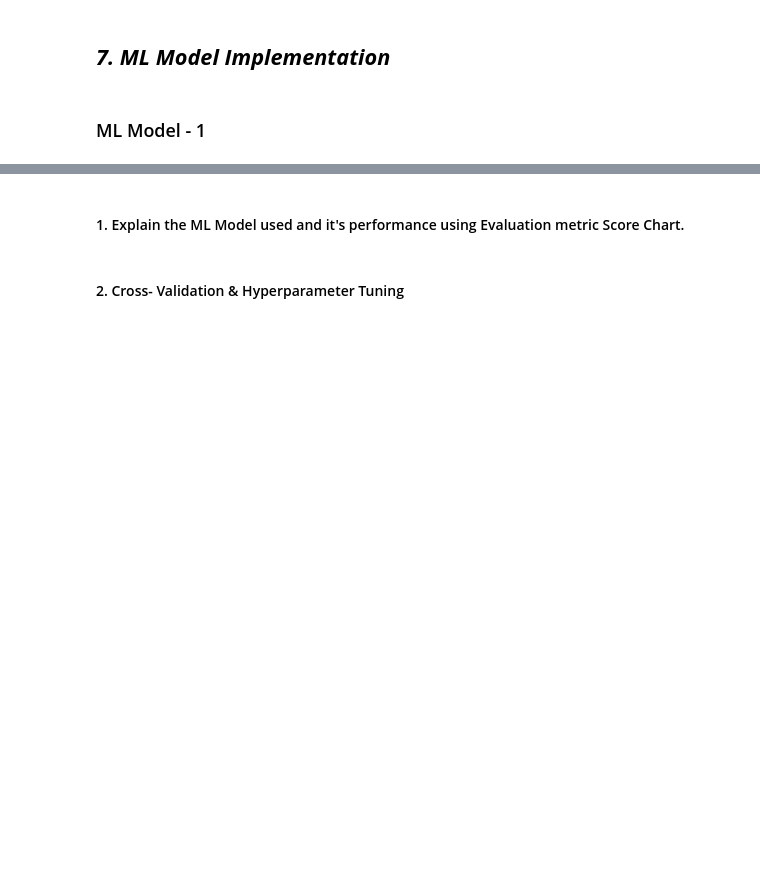
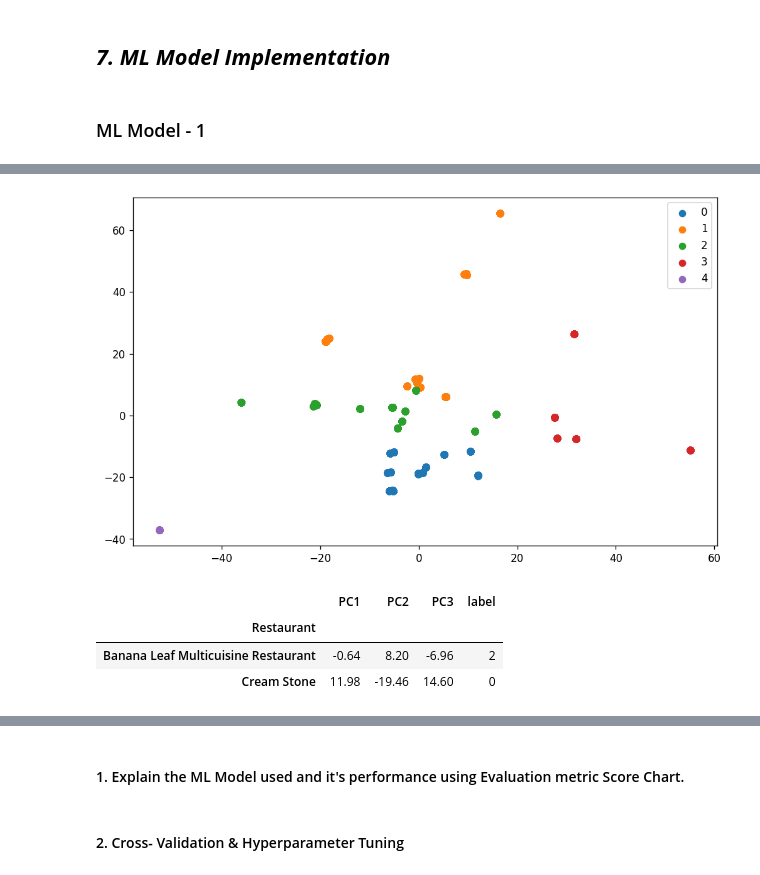
Before and after one commit to apurva-shrivastava/Zomato-Restaurant-Clustering-and-Sentiment-Analysis, a Jupyter notebook: Apurva_Zomato_Restaurant_Clustering_and_Sentiment_Analysis.ipynb, the cells around one changed output, grey strips where cells are left out. Drawn from its saved outputs; the diff is of its cells as text; code cells hidden in the pictures; blank space fills up the shorter version.

```diff
--- a/Apurva_Zomato_Restaurant_Clustering_and_Sentiment_Analysis.ipynb
+++ b/Apurva_Zomato_Restaurant_Clustering_and_Sentiment_Analysis.ipynb
@@ -1470,0 +1587,29 @@ Answer Here.
+# %%
+#vizualizing the clusters and the datapoints in each clusters
+plt.figure(figsize = (10,6), dpi = 120)
+
+kmeans= KMeans(n_clusters = 5, init= 'k-means++', random_state = 42)
+kmeans.fit(new_reduced_df)
+
+#predict the labels of clusters.
+label = kmeans.fit_predict(new_reduced_df)
+#Getting unique labels
+unique_labels = np.unique(label)
+
+#plotting the results:
+for i in unique_labels:
+    plt.scatter(new_reduced_df[label == i , 0] , new_reduced_df[label == i , 1] , label = i)
+plt.legend()
+plt.show()
+# %% [output]
+[figure, added]
+# %%
+#making df for pca
+kmeans_pca= pd.DataFrame(new_reduced_df,columns=['PC1','PC2','PC3'],index=scaled_df.index)
+kmeans_pca["label"] = label
+kmeans_pca.sample(2)
+# %% [output]
+|  | PC1 | PC2 | PC3 | label |
+| Restaurant |  |  |  |  |
+| Banana Leaf Multicuisine Restaurant | -0.64 | 8.20 | -6.96 | 2 |
+| Cream Stone | 11.98 | -19.46 | 14.60 | 0 |
```
Also changed, not shown: parts of 10 cells of this notebook.
